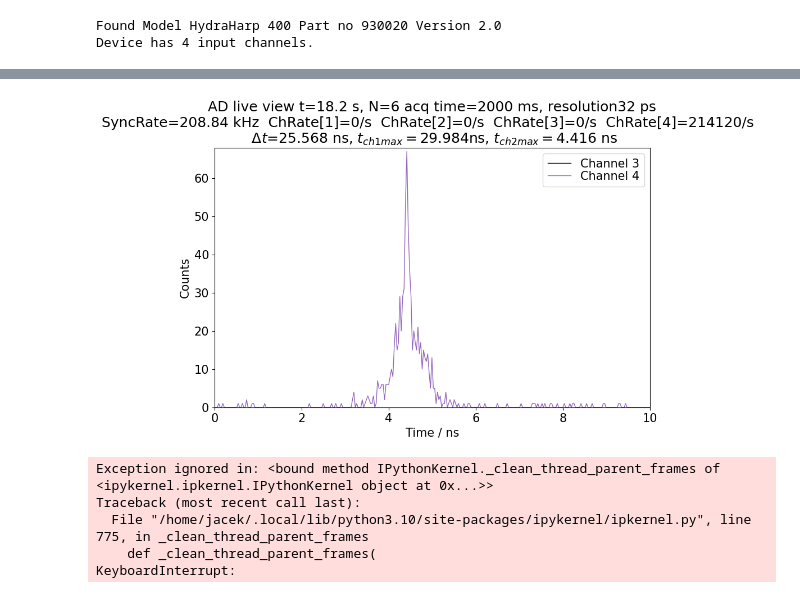
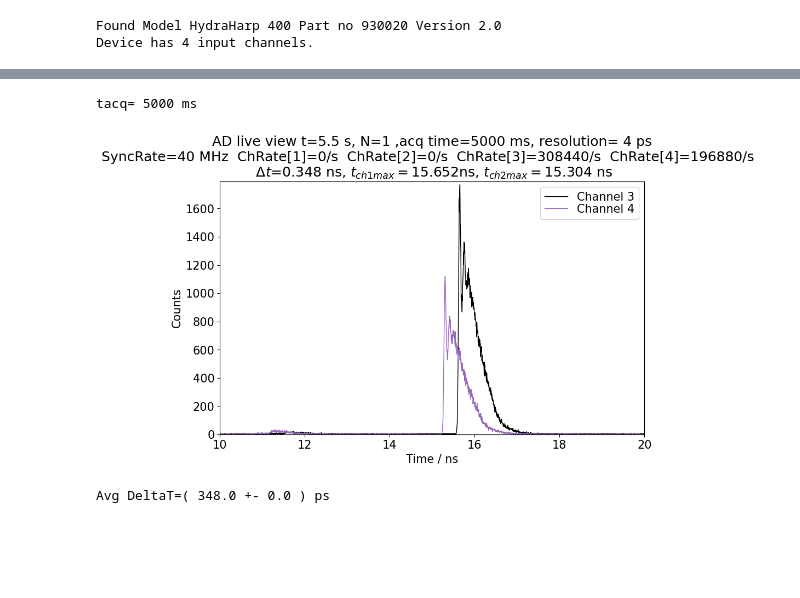
Before and after one commit to Jaclav/FotonuFUW, a Jupyter notebook: HH.ipynb, the cells around one changed output, grey strips where cells are left out. Saved outputs shown, nothing was run; the diff lists cells and outputs as text; code cells hidden in the pictures; blank space fills up the shorter version.

```diff
--- a/HH.ipynb
+++ b/HH.ipynb
@@ -154,11 +126,11 @@ outputfile.flush()
 t0 = time.time()
 
 
-def findMaxPosition(tab, endSeatching=np.inf):
+def findMaxPosition(tab, endSearching=np.inf):
     maxi = -1
     maxPos = None
     for i, t in enumerate(tab):
-        if i > endSeatching:
+        if i > endSearching:
             break
         if t >= maxi:
             maxi = t
@@ -166,7 +138,11 @@ def findMaxPosition(tab, endSeatching=np.inf):
     return maxPos
 
 
-tacq = 2000
+tacq = 5000
+print("tacq=", tacq, "ms")
+fig, ax = plt.subplots(1, 1)
+
+deltaT = []
 
 
 def draw(ax, it, hdisplay):
@@ -193,55 +169,62 @@ def draw(ax, it, hdisplay):
 
     stopSearch = 30e3 / resolution
     log = getRates()
+    deltaT.append(
+        round(
+            (findMaxPosition(ch3, stopSearch) - findMaxPosition(ch4, stopSearch))
+            / 1e3
+            * resolution,
+            3,
+        )
+    )
     ax.set_title(
         "AD live view t="
         + str(round(time.time() - t0, 1))
         + " s, N="
         + str(it)
-        + " acq time="
+        + " ,acq time="
         + str(tacq)
-        + " ms, resolution"
+        + " ms, resolution= "
         + str(resolution)
         + " ps\n"
         + log.replace("\n", "  ")
         + "\n $\Delta t$="
-        + str(
-            round(
-                (findMaxPosition(ch3, stopSearch) - findMaxPosition(ch4, stopSearch))
-                / 1e3
-                * resolution,
-                3,
-            )
-        )
+        + str(deltaT[-1])
         + " ns, $t_{ch1max}=$"
         + str(round(findMaxPosition(ch3, stopSearch) / 1e3 * resolution, 3))
         + "ns, $t_{ch2max}=$"
         + str(round(findMaxPosition(ch4, stopSearch) / 1e3 * resolution, 3))
         + " ns"
     )
     ax.legend()
     hdisplay.update(fig)
 
 
-ax = None
-fig, ax = plt.subplots(1, 1)
-ax.set_xlim(0, 70)
-ax.set_xlim(0, 10)
+ax.set_xlim(10, 20)
 ax.set_ylim(0, 3)
 ax.set_xlabel("Time / ns")
 ax.set_ylabel("Counts")
 
 hdisplay = display.display("", display_id=True)
 T = np.linspace(0, 100)
 ax.plot(T, T * 0, color="black")
 ax.plot(T, T * 0, color="#9467bd")
 
-for i in range(100):
-    draw(ax, i, hdisplay=hdisplay)
+try:
+    for i in range(1, 1000):
+        draw(ax, i, hdisplay=hdisplay)
+except KeyboardInterrupt:
+    print("Avg DeltaT=(", np.average(deltaT) * 1e3, "+-", np.std(deltaT) * 1e3, ") ps")
+
+fig.savefig(
+    filename.replace(".csv", "_live" + str(id(fig)) + ".png"),
+    dpi=300,
+    bbox_inches="tight",
+    pad_inches=0.1,
+)
+
+plt.close(fig)
 # %% [output]
+tacq= 5000 ms
-[figure, old version]
+[figure, new version]
-Exception ignored in: <bound method IPythonKernel._clean_thread_parent_frames of <ipykernel.ipkernel.IPythonKernel object at 0x...>>
-Traceback (most recent call last):
-  File "/home/jacek/.local/lib/python3.10/site-packages/ipykernel/ipkernel.py", line 775, in _clean_thread_parent_frames
-    def _clean_thread_parent_frames(
-KeyboardInterrupt:
+Avg DeltaT=( 348.0 +- 0.0 ) ps
```
Also changed, not shown: parts of 12 cells of this notebook, 4 other files.
